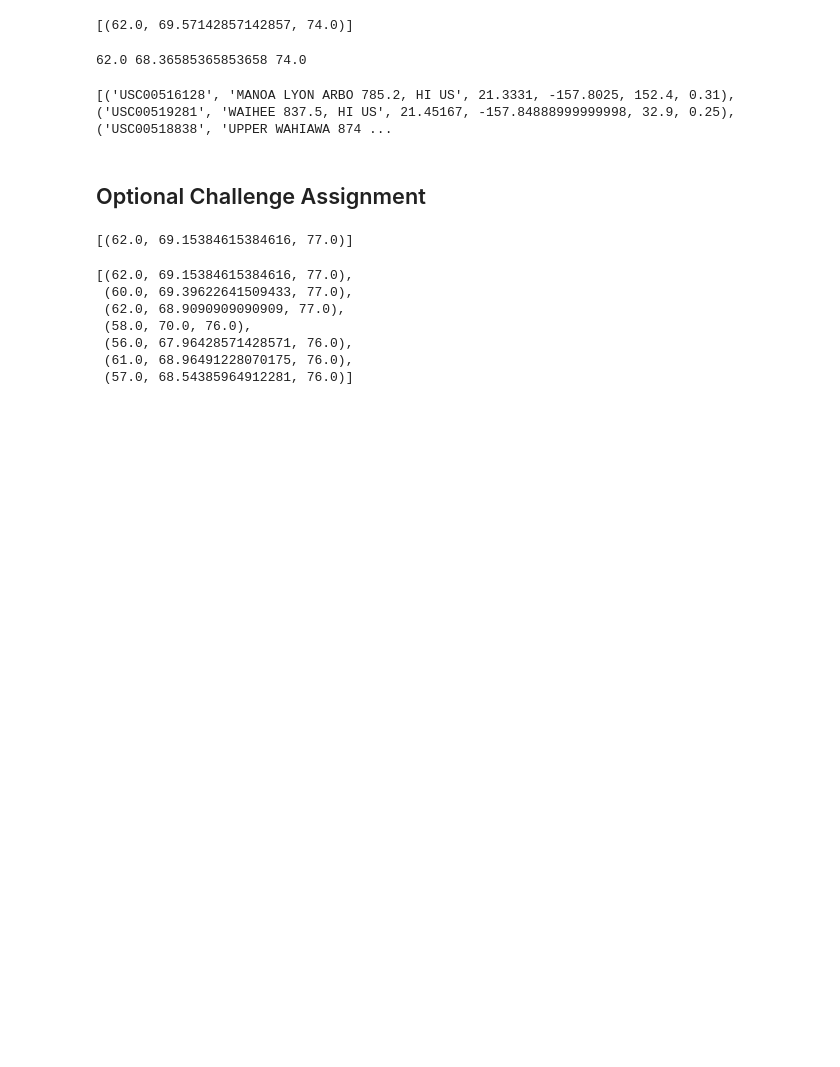
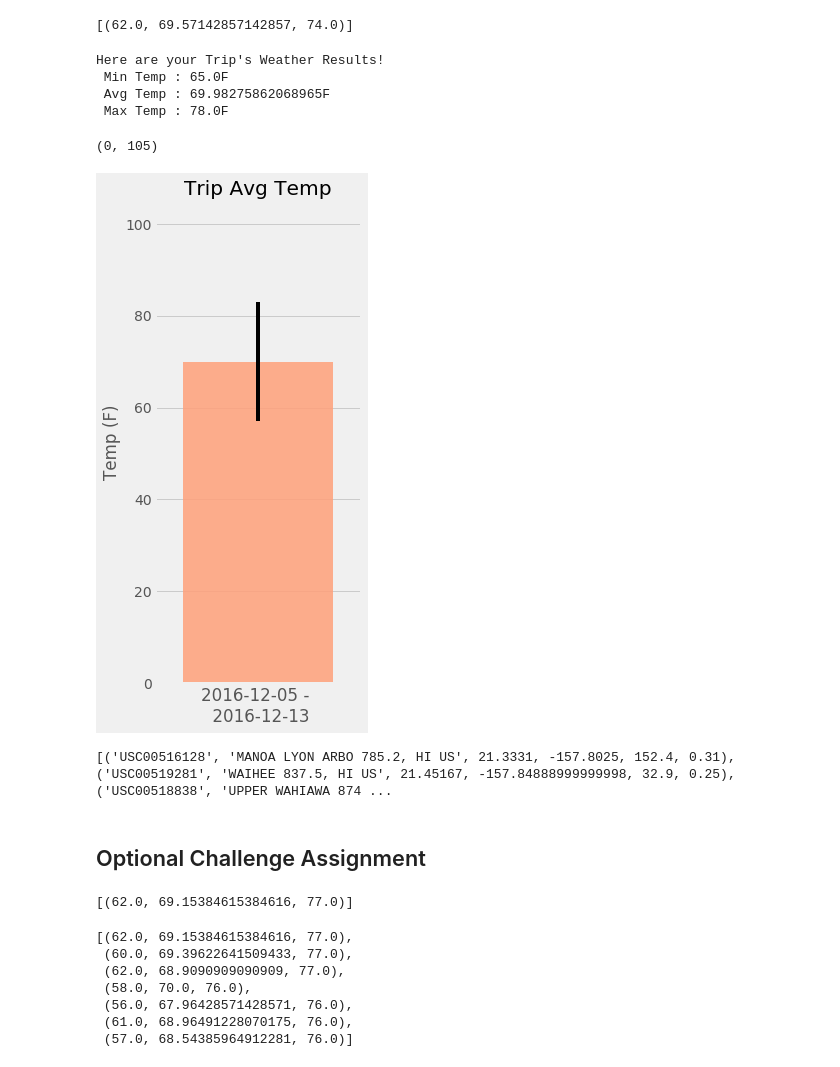
Before and after one commit to sheetalbongale/SQL-Alchemy-Challenge, a Jupyter notebook: hawaii_climate_analysis.ipynb, the cells around one changed output. Cells and saved outputs as stored; diff of their text form; code cells hidden in the pictures; blank space fills up the shorter version.

Commit message:
Add bar plot for temperature analysis

```diff
--- a/hawaii_climate_analysis.ipynb
+++ b/hawaii_climate_analysis.ipynb
@@ -209,13 +226,43 @@ print(calc_temps("2012-02-28", "2012-03-05"))
 # %%
 # Use your previous function `calc_temps` to calculate the tmin, tavg, and tmax
 # for your trip using the previous year's data for those same dates.
+my_trip_start = "2016-12-05"
+my_trip_end = "2016-12-13"
+trip_dates = "2016-12-05 - \n 2016-12-13"
+
+temps = calc_temps(trip_start, trip_end)
+temp_min, temp_avg, temp_max = temps[0]
+
+print("Here are your Trip's Weather Results!")
+print(f" Min Temp : {temp_min}F")
+print(f" Avg Temp : {temp_avg}F")
+print(f" Max Temp : {temp_max}F")
 # %% [output]
-62.0 68.36585365853658 74.0
+Here are your Trip's Weather Results!
+ Min Temp : 65.0F
+ Avg Temp : 69.98275862068965F
+ Max Temp : 78.0F
 # %%
 # Plot the results from your previous query as a bar chart.
 # Use "Trip Avg Temp" as your Title
 # Use the average temperature for the y value
 # Use the peak-to-peak (tmax-tmin) value as the y error bar (yerr)
+error = temp_max - temp_min
+xpos = 1
+height = temp_avg
+plt.figure(figsize=(4, 8))
+plt.bar(xpos, height, yerr=error, alpha=0.85, color="lightsalmon")
+plt.title("Trip Avg Temp")
+plt.xlabel(f"{trip_dates}")
+plt.ylabel("Temp (F)")
+plt.xticks([])
+plt.yticks(np.arange(0, 120, 20))
+plt.tight_layout()
+plt.xlim(0.45, 1.55)
+plt.ylim(0, 105)
+# %% [output]
+(0, 105)
+[figure, added]
 # %%
 # Calculate the total amount of rainfall per weather station for your trip dates using the previous year's matching dates.
 # Sort this in descending order by precipitation amount and list the station, name, latitude, longitude, and elevation
```
Also changed, not shown: parts of 3 cells of this notebook, 1 other file.
